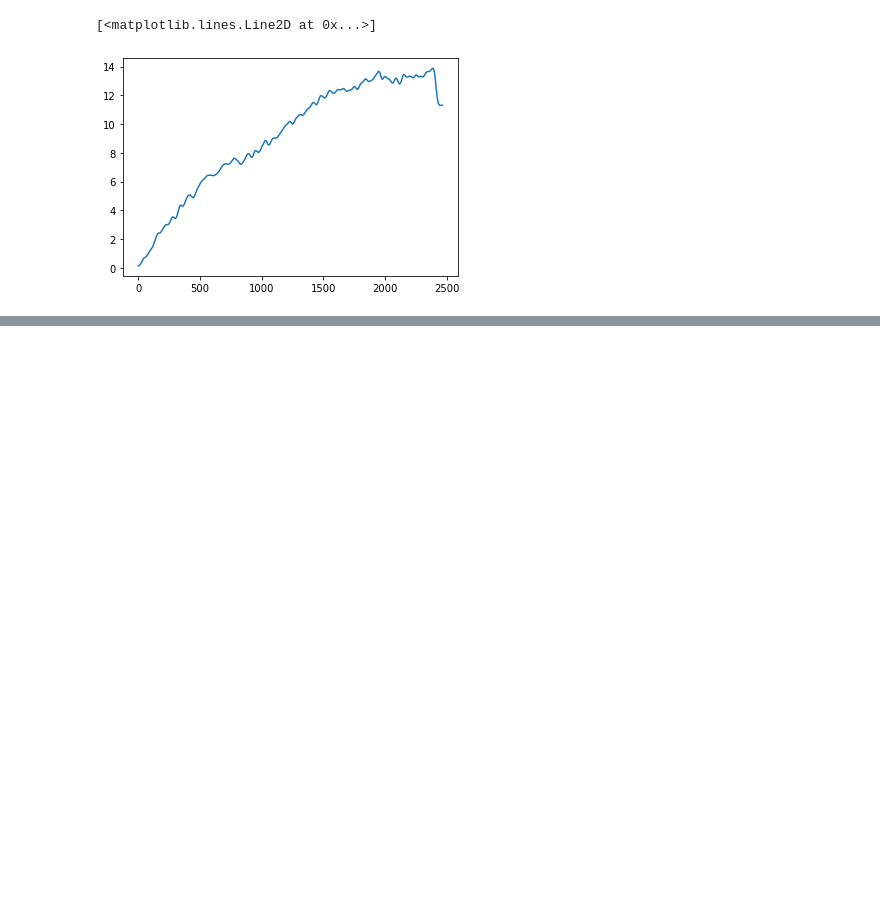
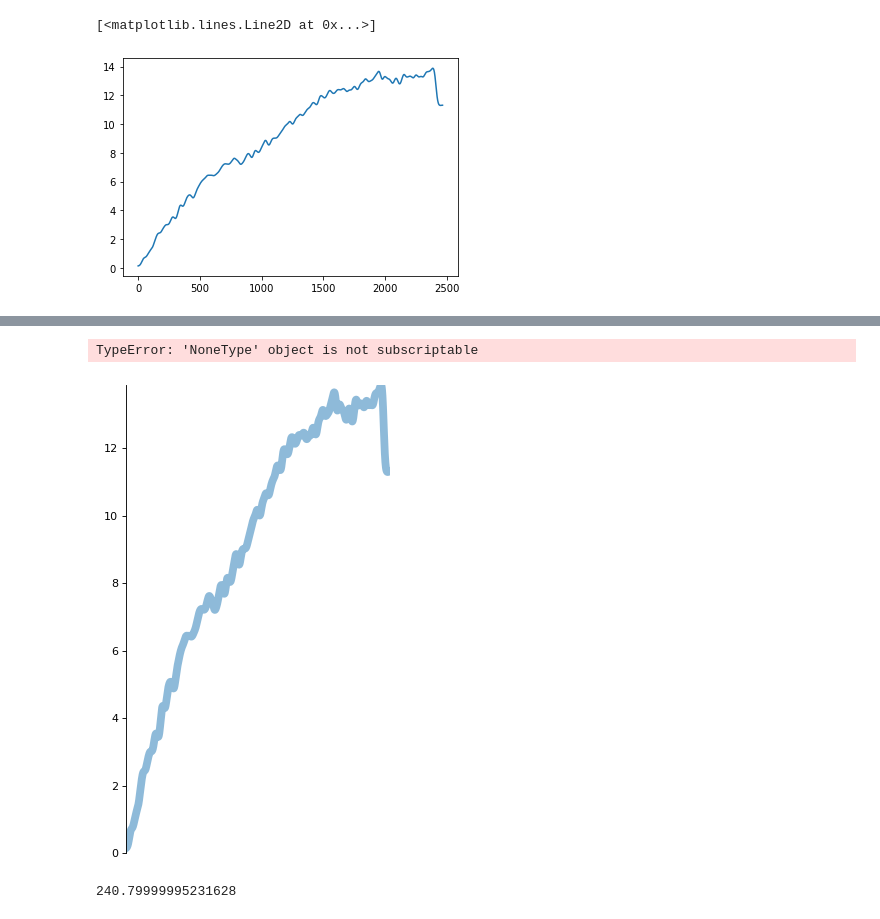
Before and after one commit to ChristopherRussell/MAMMUT-STARTHACK21, a Jupyter notebook: animated_graph_video.ipynb, the cells around one changed output, grey strips where cells are left out. Saved outputs shown, nothing was run; the diff lists cells and outputs as text; code cells hidden in the pictures; blank space fills up the shorter version.

```diff
--- a/animated_graph_video.ipynb
+++ b/animated_graph_video.ipynb
@@ -117,0 +101,77 @@ for i in range(frames):
+# %%
+import cv2
+import h5py
+import matplotlib.pyplot as plt
+from matplotlib.pyplot import figure
+
+h5_file_name = './data/overhang/bae8f52c-407e-5f89-a8e3-61fcca51ee0a.h5'
+f = h5py.File(h5_file_name, 'r')
+
+filename = './test.mp4'
+cap = cv2.VideoCapture(filename)
+width= int(cap.get(cv2.CAP_PROP_FRAME_WIDTH))
+height= int(cap.get(cv2.CAP_PROP_FRAME_HEIGHT))
+writer= cv2.VideoWriter('basicvideo.mp4', cv2.VideoWriter_fourcc(*'MP4V'), 30, (width,height))
+height_profile = f['climbs/0/height_profile']
+max_height = max(height_profile)
+len_height = len(height_profile)
+i = 0
+
+""" Set figure size, so it's not bigger than video """
+figure(num=None, figsize=((width - 20)/80, (height - 20)/80), dpi=80)
+
+while True:
+    ret,frame= cap.read()
+    plt.clf()
+    plt.plot(height_profile[:(i*10)], linewidth=7.0, alpha=0.5)
+    plt.ylim(0,max_height)
+    plt.xlim(0,len_height)
+    ax = plt.gca()
+    ax.spines["top"].set_visible(False)
+    ax.spines["right"].set_visible(False)
+    ax.spines["bottom"].set_visible(False)
+    ax.axes.xaxis.set_visible(False)
+    plt.savefig('plot.png', transparent=True)
+
+    overlay = cv2.imread('plot.png', cv2.IMREAD_UNCHANGED)
+    l_img = frame
+    s_img = overlay
+
+    y_offset = x_offset = 5
+    y1, y2 = y_offset, y_offset + s_img.shape[0]
+    x1, x2 = x_offset, x_offset + s_img.shape[1]
+    alpha_s = s_img[:, :, 3] / 255.0
+    alpha_l = 1.0 - alpha_s
+
+    for c in range(0, 3):
+        l_img[y1:y2, x1:x2, c] = (alpha_s * s_img[:, :, c] +
+                                  alpha_l * l_img[y1:y2, x1:x2, c])
+
+    writer.write(l_img)
+    cv2.imshow('frame', frame)
+
+    if cv2.waitKey(1) & 0xFF == 27:
+        break
+
+    i += 1
+
+cv2.imshow('frame', frame)
+
+cap.release()
+writer.release()
+cv2.destroyAllWindows()
+# %% [output]
+TypeError: 'NoneType' object is not subscriptable
+[figure, added]
+# %%
+import cv2
+import h5py
+import matplotlib.pyplot as plt
+from matplotlib.pyplot import figure
+
+h5_file_name = './data/overhang/bae8f52c-407e-5f89-a8e3-61fcca51ee0a.h5'
+f = h5py.File(h5_file_name, 'r')
+f.keys()
+list(f['/climbs/all'])[0][1] - list(f['/climbs/all'])[0][0]
+# %% [output]
+240.79999995231628
```
Also changed, not shown: parts of 13 cells of this notebook, 2 other files.
